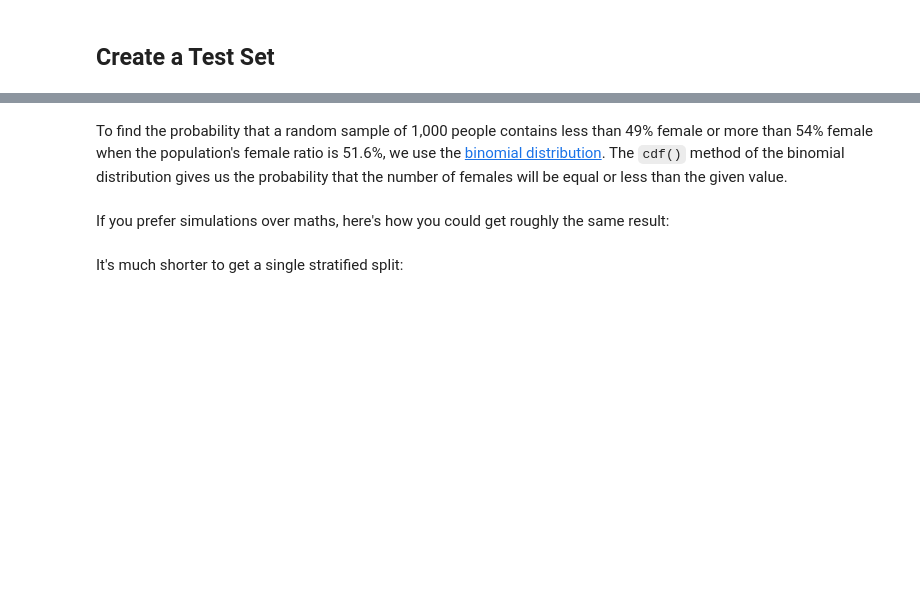
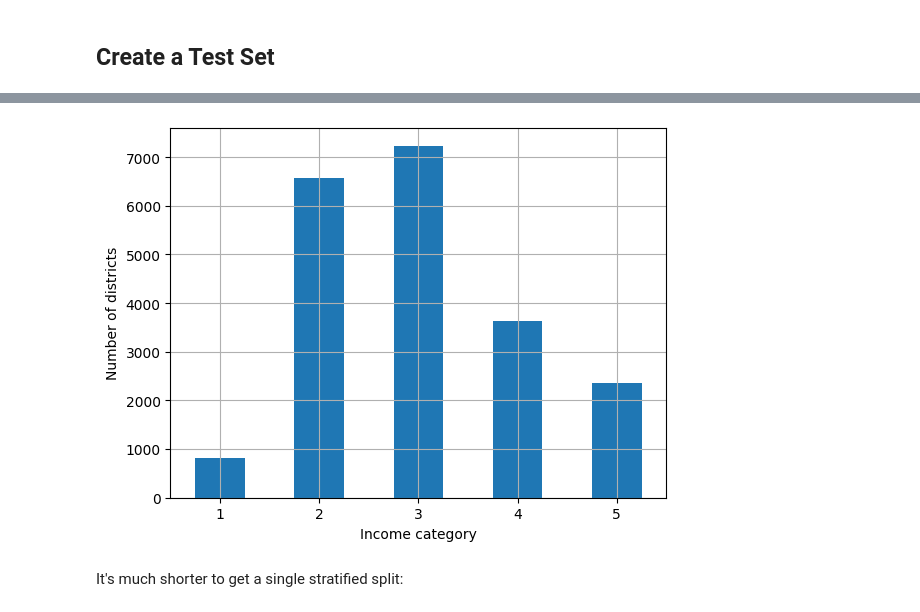
Before and after one commit to naina-bhatnagar/homlp, a Jupyter notebook: c2/C_02_end_to_end_machine_learning_project.ipynb, the cells around one changed output, grey strips where cells are left out. Saved outputs shown, nothing was run; the diff lists cells and outputs as text; code cells hidden in the pictures; blank space fills up the shorter version.

```diff
--- a/c2/C_02_end_to_end_machine_learning_project.ipynb
+++ b/c2/C_02_end_to_end_machine_learning_project.ipynb
@@ -165,2 +116,0 @@ test_set["total_bedrooms"].isnull().sum()
-# %% [markdown]
-To find the probability that a random sample of 1,000 people contains less than 49% female or more than 54% female when the population's female ratio is 51.6%, we use the [binomial distribution](https://en.wikipedia.org/wiki/Binomial_distribution). The `cdf()` method of the binomial distribution gives us the probability that the number of females will be equal or less than the given value.
@@ -177,2 +116,0 @@ print(proba_too_small + proba_too_large)
-# %% [markdown]
-If you prefer simulations over maths, here's how you could get roughly the same result:
@@ -185,14 +117,16 @@ samples = (rng.random((100_000, sample_size)) < ratio_female).sum(axis=1)
 # %%
-housing_full["income_cat"] = pd.cut(housing_full["median_income"],
+df["income_cat"] = pd.cut(df["median_income"],
                                     bins=[0., 1.5, 3.0, 4.5, 6., np.inf],
                                     labels=[1, 2, 3, 4, 5])
 # %%
-cat_counts = housing_full["income_cat"].value_counts().sort_index()
+cat_counts = df["income_cat"].value_counts().sort_index()
 cat_counts.plot.bar(rot=0, grid=True)
 plt.xlabel("Income category")
 plt.ylabel("Number of districts")
 
 plt.show()
+# %% [output]
+[figure, added]
 # %%
 from sklearn.model_selection import StratifiedShuffleSplit
 
```
Also changed, not shown: parts of 39 cells of this notebook.
